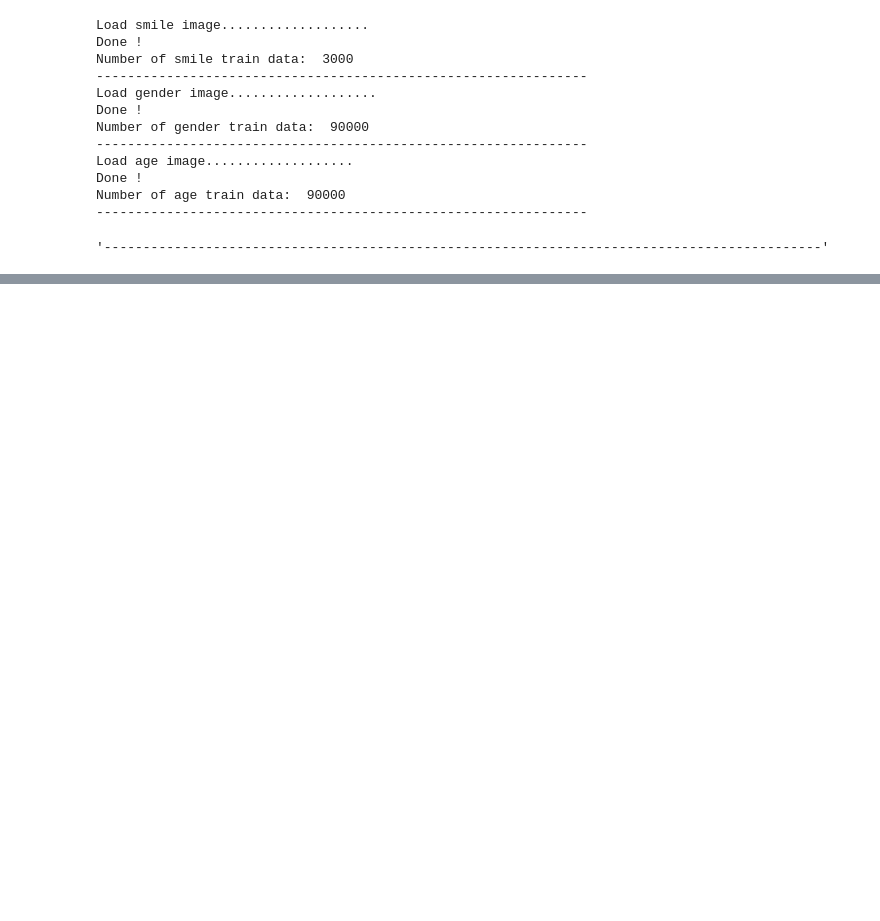
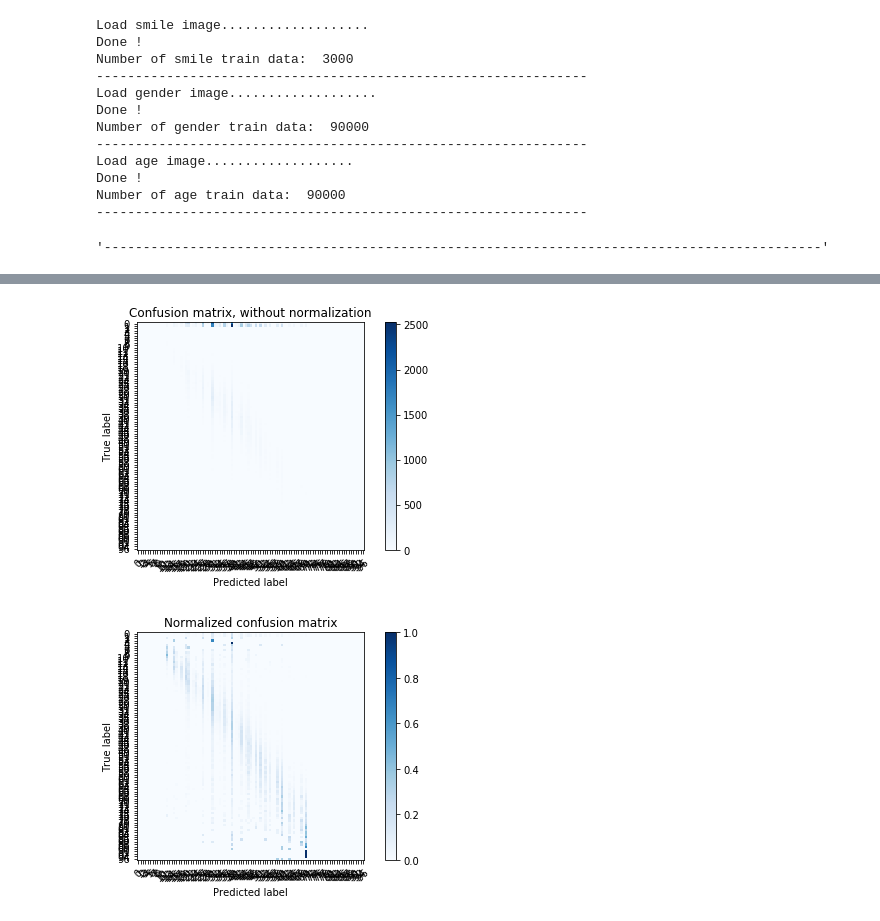
Before and after one commit to truongnmt/multi-task-learning, a Jupyter notebook: evaluate2.ipynb, the cells around one changed output, grey strips where cells are left out. Saved outputs shown, nothing was run; the diff lists cells and outputs as text; code cells hidden in the pictures; blank space fills up the shorter version.

```diff
--- a/evaluate2.ipynb
+++ b/evaluate2.ipynb
@@ -107,6 +105,8 @@ smile_nb_train = 0
 gender_nb_train = 0
 age_nb_train = 0
 
+y_age_pred = np.array([])
+y_age_true = np.array([])
 for batch in range(number_batch):
 
     top = batch * BATCH_SIZE
@@ -140,6 +140,14 @@ for batch in range(number_batch):
                        phase_train: False,
                        keep_prob: 1})
 
+    batch_age_true, batch_age_pred = sess.run([tf.argmax(y_age, 1), tf.argmax(y_age_conv, 1)],
+            feed_dict={x: batch_img, y_: batch_label, mask: batch_mask,
+                       phase_train: False,
+                       keep_prob: 1})
+
+    y_age_true = np.append(y_age_true, batch_age_true)
+    y_age_pred = np.append(y_age_pred, batch_age_pred)
+
 smile_train_accuracy = smile_nb_true_pred * 1.0 / smile_nb_train
 gender_train_accuracy = gender_nb_true_pred * 1.0 / gender_nb_train
 age_train_error = sess.run(age_mae)
@@ -1007,0 +173,3 @@ Age: 39
+# %%
+y_age_pred_2 = y_age_pred.astype(int)
+y_age_true_2 = y_age_true.astype(int)
@@ -1007,0 +198,5 @@ Age: 39
+# %%
+from sklearn.metrics import confusion_matrix
+cnf_matrix = confusion_matrix(y_age_true_2, y_age_pred_2)
+print('Confusion matrix:')
+print(cnf_matrix)
@@ -1007,0 +212,47 @@ Age: 39
+# %%
+import matplotlib.pyplot as plt
+import itertools
+def plot_confusion_matrix(cm, classes,
+                          normalize=False,
+                          title='Confusion matrix',
+                          cmap=plt.cm.Blues):
+    """
+    This function prints and plots the confusion matrix.
+    Normalization can be applied by setting `normalize=True`.
+    """
+    if normalize:
+        cm = cm.astype('float') / cm.sum(axis=1, keepdims = True)
+
+    plt.imshow(cm, interpolation='nearest', cmap=cmap)
+    plt.title(title)
+    plt.colorbar()
+    tick_marks = np.arange(len(classes))
+    plt.xticks(tick_marks, classes, rotation=45)
+    plt.yticks(tick_marks, classes)
+
+#     fmt = '.2f' if normalize else 'd'
+#     thresh = cm.max() / 2.
+#     for i, j in itertools.product(range(cm.shape[0]), range(cm.shape[1])):
+#         plt.text(j, i, format(cm[i, j], fmt),
+#                  horizontalalignment="center",
+#                  color="white" if cm[i, j] > thresh else "black")
+
+    plt.tight_layout()
+    plt.ylabel('True label')
+    plt.xlabel('Predicted label')
+
+# Plot non-normalized confusion matrix
+class_names = np.unique(y_age_true).astype(int)
+plt.figure()
+plot_confusion_matrix(cnf_matrix, classes=class_names,
+                      title='Confusion matrix, without normalization')
+
+# Plot normalized confusion matrix
+plt.figure()
+plot_confusion_matrix(cnf_matrix, classes=class_names, normalize=True,
+                      title='Normalized confusion matrix')
+
+plt.show()
+# %% [output]
+[figure, added]
+[figure, added]
```
Also changed, not shown: parts of 37 cells of this notebook, 26 other files.
